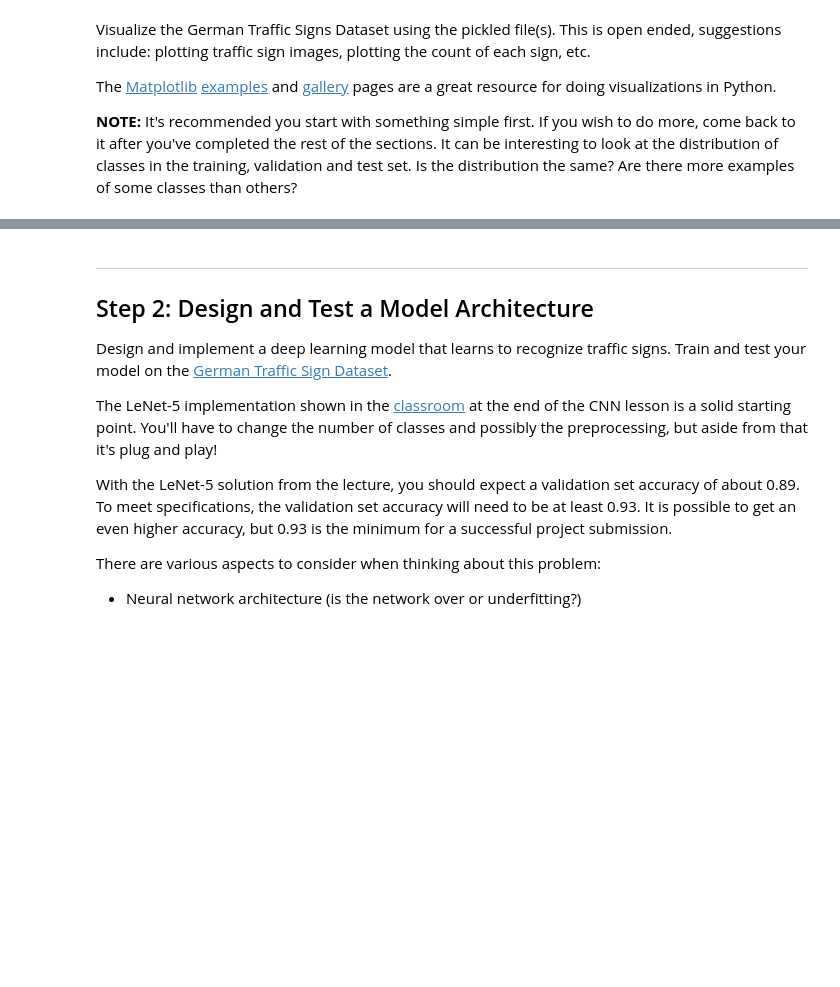
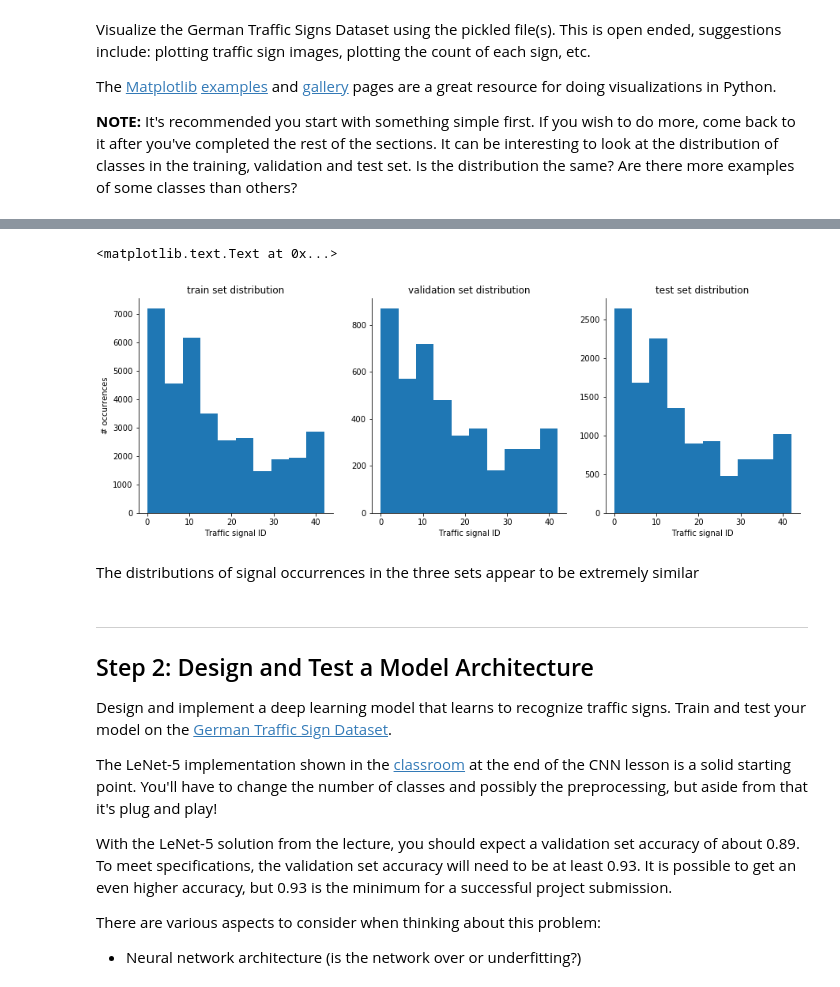
Before and after one commit to nickpoerio/CarND-Traffic-Sign-Classifier-Project, a Jupyter notebook: Traffic_Sign_Classifier.ipynb, the cells around one changed output, grey strips where cells are left out. Cells and saved outputs as stored; diff of their text form; code cells hidden in the pictures; blank space fills up the shorter version.

```diff
--- a/Traffic_Sign_Classifier.ipynb
+++ b/Traffic_Sign_Classifier.ipynb
@@ -100,3 +144,29 @@ import matplotlib.pyplot as plt
+# %%
+plt.figure(figsize=(15,5))
+plt.subplot(1,3,1)
+tmp=plt.hist(y_train)
+plt.gca().spines['top'].set_visible(False)
+plt.gca().spines['right'].set_visible(False)
+plt.xlabel('Traffic signal ID')
+plt.ylabel('# occurrences')
+plt.title('train set distribution')
+plt.subplot(1,3,2)
+tmp=plt.hist(y_valid)
+plt.gca().spines['top'].set_visible(False)
+plt.gca().spines['right'].set_visible(False)
+plt.xlabel('Traffic signal ID')
+plt.title('validation set distribution')
+plt.subplot(1,3,3)
+tmp=plt.hist(y_test)
+plt.gca().spines['top'].set_visible(False)
+plt.gca().spines['right'].set_visible(False)
+plt.xlabel('Traffic signal ID')
+plt.title('test set distribution')
+# %% [output]
+<matplotlib.text.Text at 0x...>
+[figure, added]
+# %% [markdown]
+The distributions of signal occurrences in the three sets appear to be extremely similar
 # %% [markdown]
 ----
 
```
Also changed, not shown: parts of 4 cells of this notebook.
